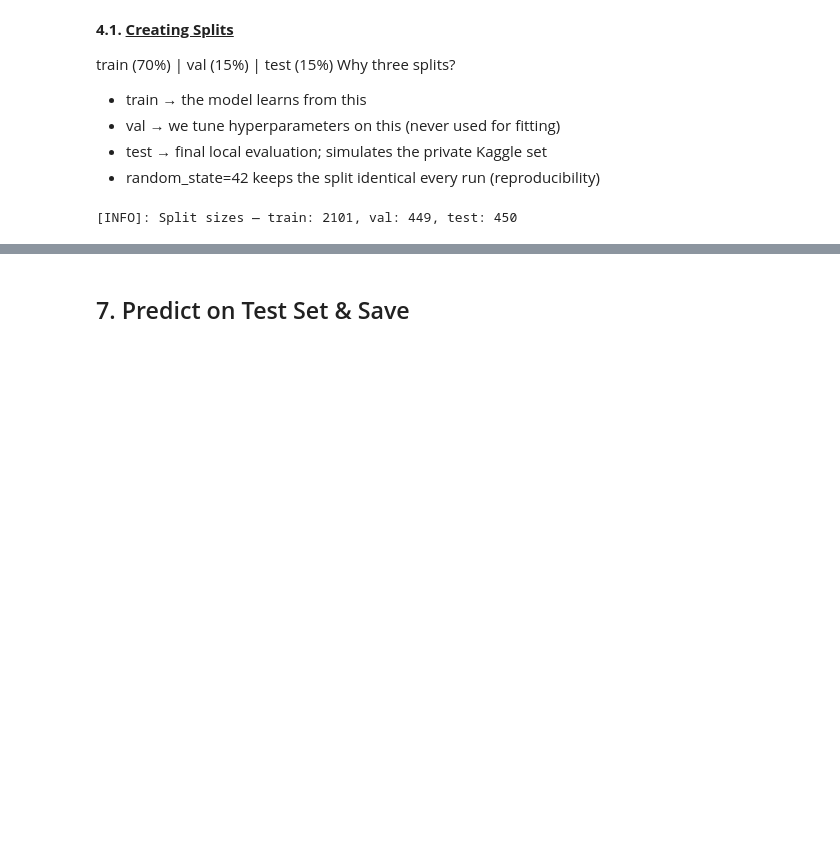
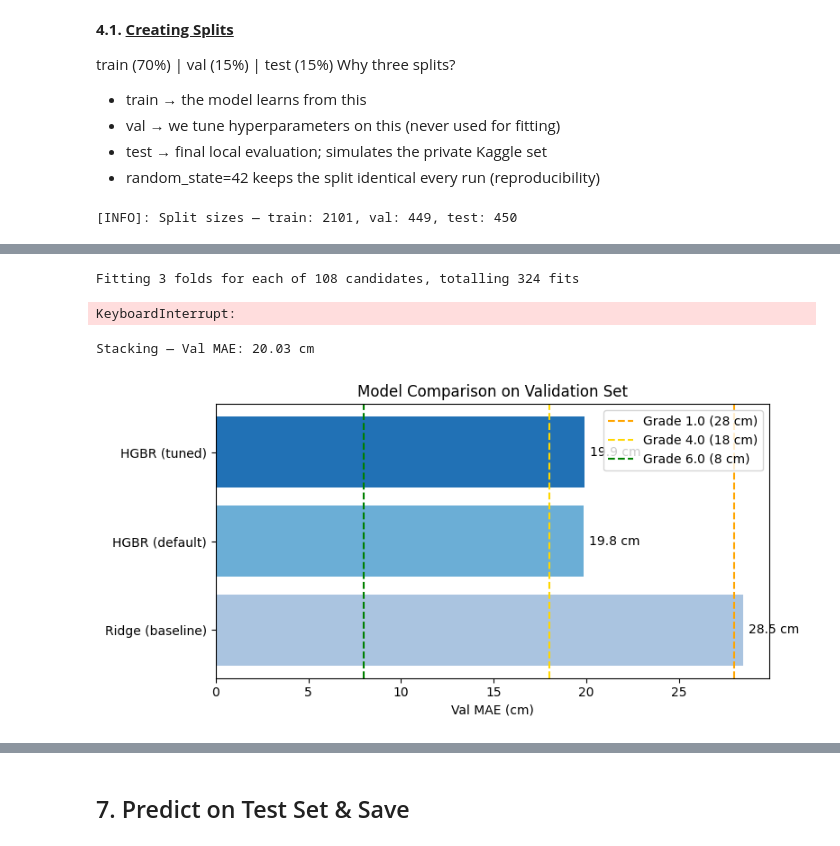
Before and after one commit to aapaul29/Distance-Recognition-SML1-, a Jupyter notebook: main.ipynb, the cells around one changed output, grey strips where cells are left out. Drawn from its saved outputs; the diff is of its cells as text; code cells hidden in the pictures; blank space fills up the shorter version.

```diff
--- a/main.ipynb
+++ b/main.ipynb
@@ -144,0 +237,72 @@ print(f"        Feature std  (train, first 5): {X_train_scaled.std(axis=0)[:5].r
+# %%
+## Hyperparameter Tuning
+param_grid = {
+    'learning_rate': [0.01, 0.03, 0.05],
+    'max_depth':     [4, 6, 8, 10],
+    'max_iter':      [400, 800, 1000],
+    'min_samples_leaf': [5, 10, 20],
+}
+
+grid_search = GridSearchCV(
+    HistGradientBoostingRegressor(random_state=42),
+    param_grid,
+    scoring='neg_mean_absolute_error',
+    cv=3,
+    n_jobs=-1,
+    verbose=1,
+)
+grid_search.fit(X_train_pca, y_train)
+
+print("Best params:", grid_search.best_params_)
+best_hgbr = grid_search.best_estimator_
+
+val_pred_best = best_hgbr.predict(X_val_pca)
+mae_best = mean_absolute_error(y_val, val_pred_best) * 100
+print(f"Tuned HGBR — Val MAE: {mae_best:.2f} cm")
+# %% [output]
+Fitting 3 folds for each of 108 candidates, totalling 324 fits
+KeyboardInterrupt:
+# %%
+## Model Stacking
+
+estimators = [
+     ('hgbr', HistGradientBoostingRegressor(
+         **grid_search.best_params_, random_state=42)),
+     ('rf',   RandomForestRegressor(
+         n_estimators=200, max_depth=10, n_jobs=-1, random_state=42)),
+]
+stack = StackingRegressor(
+     estimators=estimators,
+     final_estimator=Ridge(),
+     cv=5,
+     n_jobs=-1,
+)
+stack.fit(X_train_pca, y_train)
+
+val_pred_stack = stack.predict(X_val_pca)
+mae_stack = mean_absolute_error(y_val, val_pred_stack) * 100
+print(f"Stacking — Val MAE: {mae_stack:.2f} cm")
+# %% [output]
+Stacking — Val MAE: 20.03 cm
+# %%
+##Model Comparison
+results = {
+    'Ridge (baseline)': mae_ridge,
+    'HGBR (default)':   mae_hgbr,
+    'HGBR (tuned)':     mae_best,
+}
+
+fig, ax = plt.subplots(figsize=(8, 4))
+bars = ax.barh(list(results.keys()), list(results.values()), color=['#aac4e0', '#6baed6', '#2171b5'])
+ax.axvline(28, color='orange', linestyle='--', label='Grade 1.0 (28 cm)')
+ax.axvline(18, color='gold',   linestyle='--', label='Grade 4.0 (18 cm)')
+ax.axvline(8,  color='green',  linestyle='--', label='Grade 6.0 (8 cm)')
+ax.set_xlabel('Val MAE (cm)')
+ax.set_title('Model Comparison on Validation Set')
+ax.legend()
+for bar, val in zip(bars, results.values()):
+    ax.text(val + 0.3, bar.get_y() + bar.get_height()/2, f'{val:.1f} cm', va='center')
+plt.tight_layout()
+plt.show()
+# %% [output]
+[figure, added]
```
Also changed, not shown: parts of 12 cells of this notebook.
